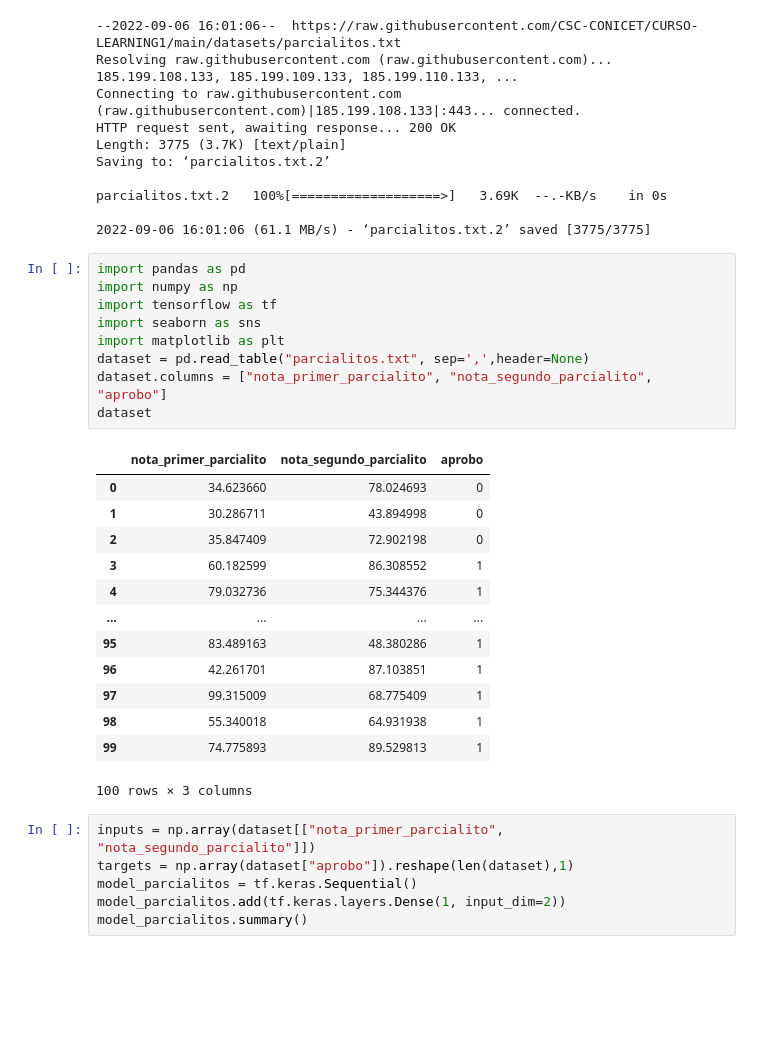
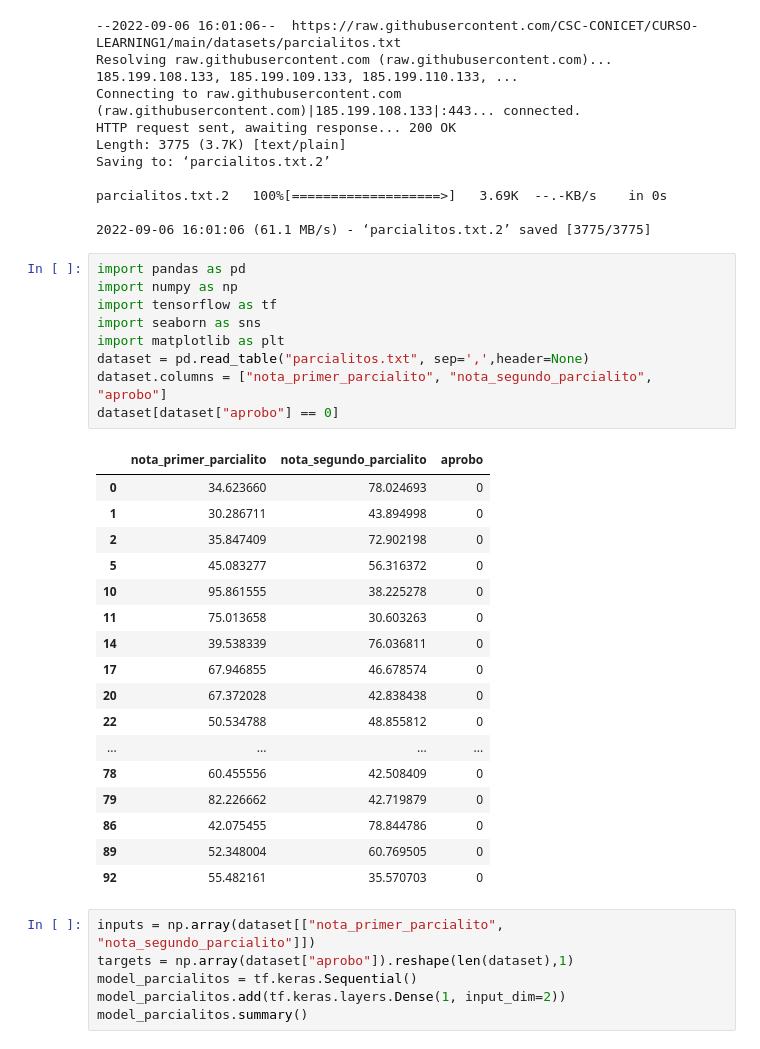
Before and after one commit to Nacho2904/pasantiacsc, a Jupyter notebook: regresion_logistica.ipynb, the cells around one changed output. Drawn from its saved outputs; the diff is of its cells as text; blank space fills up the shorter version.

```diff
--- a/regresion_logistica.ipynb
+++ b/regresion_logistica.ipynb
@@ -23,26 +23,30 @@ parcialitos.txt.2   100%[===================>]   3.69K  --.-KB/s    in 0s
 # %%
 import pandas as pd
 import numpy as np
 import tensorflow as tf
 import seaborn as sns
 import matplotlib as plt
 dataset = pd.read_table("parcialitos.txt", sep=',',header=None)
 dataset.columns = ["nota_primer_parcialito", "nota_segundo_parcialito", "aprobo"]
-dataset
+dataset[dataset["aprobo"] == 0]
 # %% [output]
 |  | nota_primer_parcialito | nota_segundo_parcialito | aprobo |
 | 0 | 34.623660 | 78.024693 | 0 |
 | 1 | 30.286711 | 43.894998 | 0 |
 | 2 | 35.847409 | 72.902198 | 0 |
-| 3 | 60.182599 | 86.308552 | 1 |
-| 4 | 79.032736 | 75.344376 | 1 |
+| 5 | 45.083277 | 56.316372 | 0 |
+| 10 | 95.861555 | 38.225278 | 0 |
+| 11 | 75.013658 | 30.603263 | 0 |
+| 14 | 39.538339 | 76.036811 | 0 |
+| 17 | 67.946855 | 46.678574 | 0 |
+| 20 | 67.372028 | 42.838438 | 0 |
+| 22 | 50.534788 | 48.855812 | 0 |
 | ... | ... | ... | ... |
-| 95 | 83.489163 | 48.380286 | 1 |
-| 96 | 42.261701 | 87.103851 | 1 |
-| 97 | 99.315009 | 68.775409 | 1 |
-| 98 | 55.340018 | 64.931938 | 1 |
-| 99 | 74.775893 | 89.529813 | 1 |
+| 78 | 60.455556 | 42.508409 | 0 |
+| 79 | 82.226662 | 42.719879 | 0 |
+| 86 | 42.075455 | 78.844786 | 0 |
+| 89 | 52.348004 | 60.769505 | 0 |
+| 92 | 55.482161 | 35.570703 | 0 |
-100 rows × 3 columns
 # %%
 inputs = np.array(dataset[["nota_primer_parcialito", "nota_segundo_parcialito"]])
 targets = np.array(dataset["aprobo"]).reshape(len(dataset),1)
```
Also changed, not shown: parts of 3 cells of this notebook.
